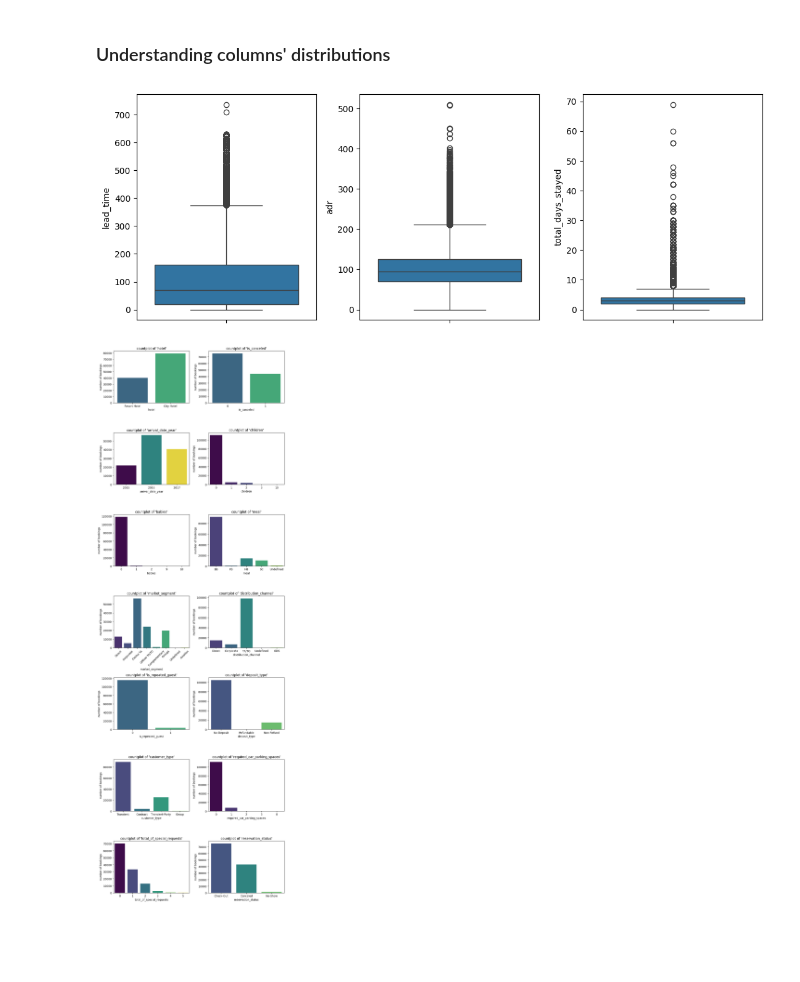
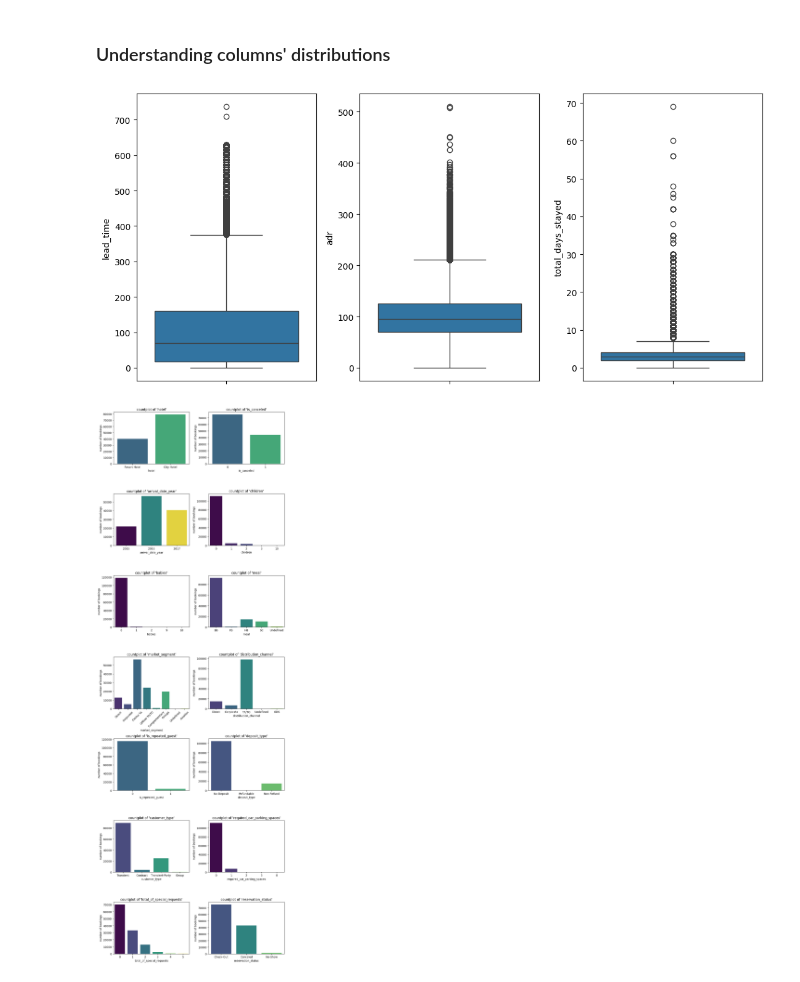
Before and after one commit to Parth-11022004/hotel_booking_cancellation_prediction, a Jupyter notebook: Hotel_bookings_EDA.ipynb, the cells around one changed output. Saved outputs shown, nothing was run; the diff lists cells and outputs as text; code cells hidden in the pictures; blank space fills up the shorter version.

```diff
--- a/Hotel_bookings_EDA.ipynb
+++ b/Hotel_bookings_EDA.ipynb
@@ -93,14 +94,14 @@ cols_to_exclude = ["lead_time","adr","reservation_status_date","arrival_date_wee
 categorical_and_binary_columns = df.drop(columns=cols_to_exclude,inplace=False).columns
 # %%
 # boxplots will be a better visual than histogram for continuous values here because of skewed distributions.
-plt.figure(figsize=(11,4))
+plt.figure(figsize=(11,5))
 for i, column in enumerate(numerical_columns):
     plt.subplot(1,3,i+1)
     sns.boxplot(y=df[column])
 plt.tight_layout()
 plt.show()
 # %% [output]
-[figure, old version]
+[figure, new version]
 # %%
 few_categories_cols = []
 more_categories_cols = []
```
Also changed, not shown: parts of 19 cells of this notebook.
